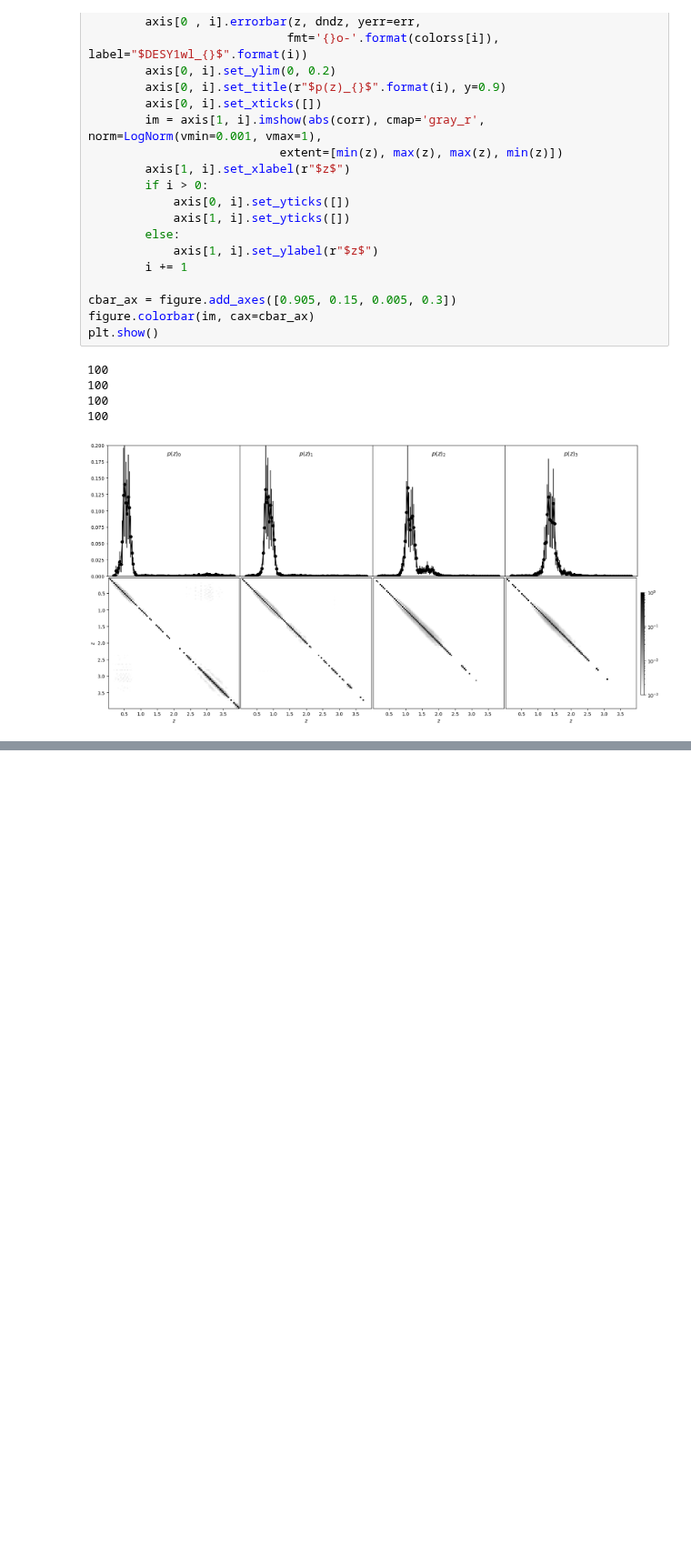
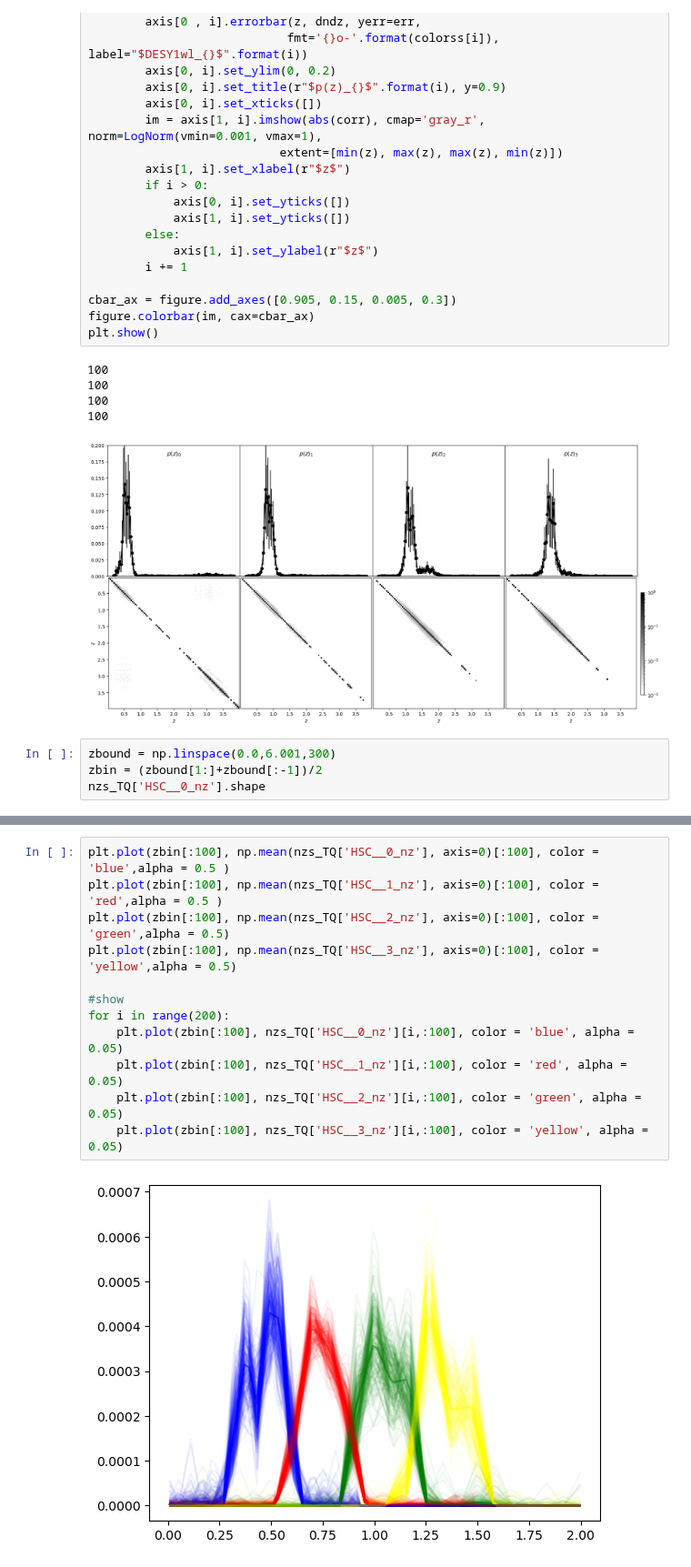
Before and after one commit to JaimeRZP/3x2_analytical, a Jupyter notebook: HSC_lab.ipynb, the cells around one changed output, grey strips where cells are left out. Shown at 91% size. Saved outputs shown, nothing was run; the diff lists cells and outputs as text; blank space fills up the shorter version.

```diff
--- a/HSC_lab.ipynb
+++ b/HSC_lab.ipynb
@@ -167,3 +167,7 @@ plt.show()
 100
 100
 [figure]
+# %%
+zbound = np.linspace(0.0,6.001,300)
+zbin = (zbound[1:]+zbound[:-1])/2
+nzs_TQ['HSC__0_nz'].shape
@@ -169,0 +192,14 @@ plt.show()
+# %%
+plt.plot(zbin[:100], np.mean(nzs_TQ['HSC__0_nz'], axis=0)[:100], color = 'blue',alpha = 0.5 )
+plt.plot(zbin[:100], np.mean(nzs_TQ['HSC__1_nz'], axis=0)[:100], color = 'red',alpha = 0.5 )
+plt.plot(zbin[:100], np.mean(nzs_TQ['HSC__2_nz'], axis=0)[:100], color = 'green',alpha = 0.5)
+plt.plot(zbin[:100], np.mean(nzs_TQ['HSC__3_nz'], axis=0)[:100], color = 'yellow',alpha = 0.5)
+
+#show
+for i in range(200):
+    plt.plot(zbin[:100], nzs_TQ['HSC__0_nz'][i,:100], color = 'blue', alpha = 0.05)
+    plt.plot(zbin[:100], nzs_TQ['HSC__1_nz'][i,:100], color = 'red', alpha = 0.05)
+    plt.plot(zbin[:100], nzs_TQ['HSC__2_nz'][i,:100], color = 'green', alpha = 0.05)
+    plt.plot(zbin[:100], nzs_TQ['HSC__3_nz'][i,:100], color = 'yellow', alpha = 0.05)
+# %% [output]
+[figure, added]
```
Also changed, not shown: parts of 2 cells of this notebook, 1 other file.
